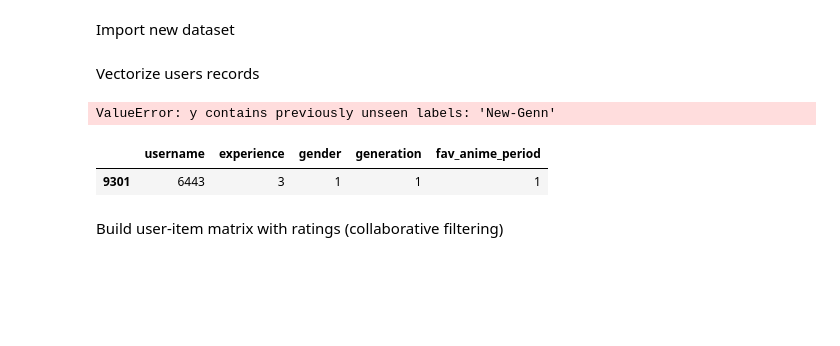
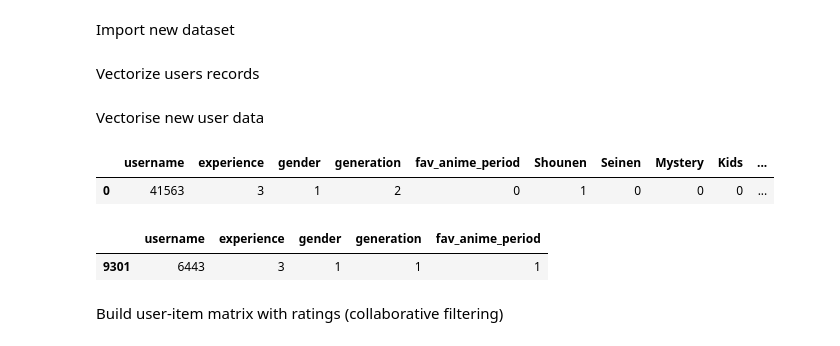
Before and after one commit to tito-thomas/anime-app, a Jupyter notebook: embedding.ipynb, the cells around one changed output. Drawn from its saved outputs; the diff is of its cells as text; code cells hidden in the pictures; blank space fills up the shorter version.

Commit message:
Function to create user vector.Next run it from C#

```diff
--- a/embedding.ipynb
+++ b/embedding.ipynb
@@ -121,9 +122,41 @@ result
-# %%
-test = load("fav_anime_period.pkl")
-x = test.transform(["New-Gen"])[0]
-x
-# %% [output]
-ValueError: y contains previously unseen labels: 'New-Genn'
+# %% [markdown]
+Vectorise new user data
+# %%
+#test = load("fav_anime_period.pkl").transform(["New-Gen"])[0]
+#print(test)
+
+def new_user():
+    username = random.randint(0,1000000)
+    experience = load("encoders/experience.pkl").transform(["Veteran"])[0]
+    gender = load("encoders/gender.pkl").transform(["Male"])[0]
+    generation = load("encoders/generation.pkl").transform(["Millenials"])[0]
+    fav_anime_period = load("encoders/fav_anime_period.pkl").transform(["Classic"])[0]
+    fav_genres = ["Shounen","Comedy","Romance"]
+
+    #Vectorise genres
+
+    descriptive_cols = pd.DataFrame({"username":[username], "experience":[experience], "gender":[gender],"generation":[generation], "fav_anime_period":[fav_anime_period]})
+    columns = ['username','Shounen', 'Seinen', 'Mystery', 'Kids', 'Parody', 'Josei', 'Shoujo', 'Fantasy', 'Sports', 'School', 'Action', 'Drama', 'Supernatural', 'Ecchi', 'Martial Arts', 'Horror', 'Sci-Fi', 'Adventure', 'Game', 'Cars', 'Romance', 'Police', 'Super Power', 'Space', 'Music', 'Military', 'Historical', 'Harem', 'Psychological', 'Samurai', 'Magic', 'Thriller', 'Slice of Life', 'Mecha', 'Vampire', 'Shounen Ai', 'Comedy']
+    genres = pd.DataFrame(columns=columns)
+    #p = {genre: 0 for genre in columns}
+    genres = pd.DataFrame(columns=columns)
+    genres.loc["test"]=0
+    genres["username"]=username
+    row = [0]*len(columns)
+    row.insert(0, username)
+
+    for y in fav_genres:
+        #encode each of the three favourite genres with value: 1
+        genres[y] = 1
+
+    v = pd.merge(descriptive_cols, genres)
+    return v
+
+sample_data = []
+new_user()
+# %% [output]
+|  | username | experience | gender | generation | fav_anime_period | Shounen | Seinen | Mystery | Kids | ... |
+| 0 | 41563 | 3 | 1 | 2 | 0 | 1 | 0 | 0 | 0 | ... |
 # %%
 vectorize_single("badking95")
 # %% [output]
```
Also changed, not shown: parts of 3 cells of this notebook, 12 other files.
